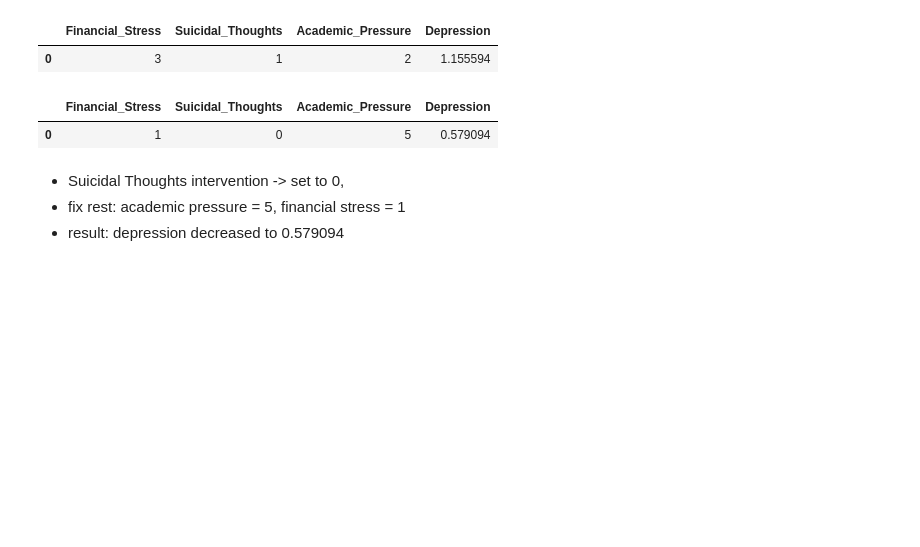
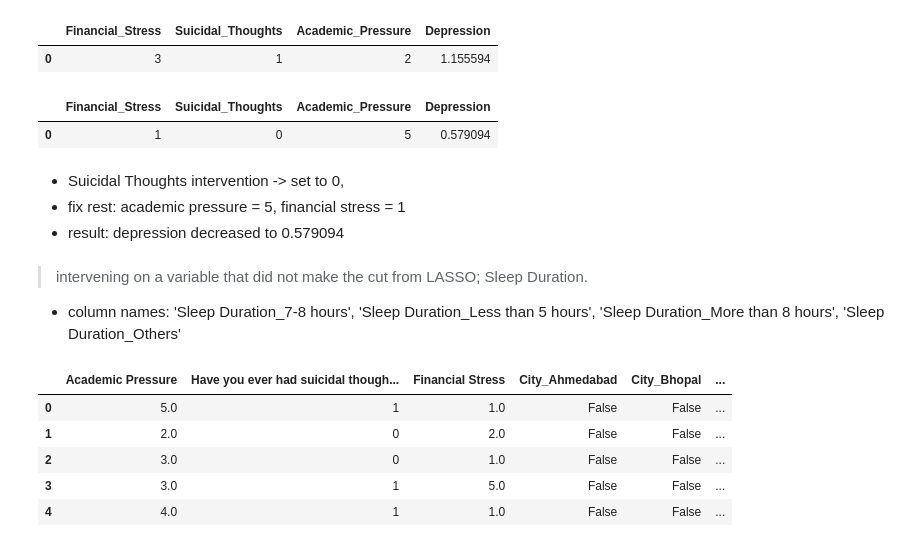
Before and after one commit to malmahasnah/capstone-team2-winter-quarter, a Jupyter notebook: counterfactual-computing.ipynb, the cells around one changed output. Saved outputs shown, nothing was run; the diff lists cells and outputs as text; code cells hidden in the pictures; blank space fills up the shorter version.

Commit message:
sleep duration counterfactual attempt

```diff
--- a/counterfactual-computing.ipynb
+++ b/counterfactual-computing.ipynb
@@ -32,9 +32,11 @@ depression = depression.replace({'Yes': 1, 'No': 0})
 
 data_encoded = pd.get_dummies(depression, drop_first=True)
 data_encoded = data_encoded[['Academic Pressure', 'Have you ever had suicidal thoughts ?',
- 'Financial Stress', 'City_Ahmedabad', 'City_Bhopal', 'City_Faridabad',
- 'City_Hyderabad', 'City_Meerut', 'City_Patna', 'Dietary Habits_Moderate',
- 'Dietary Habits_Others', 'Dietary Habits_Unhealthy', 'Depression']]
+'Financial Stress', 'City_Ahmedabad', 'City_Bhopal', 'City_Faridabad',
+'City_Hyderabad', 'City_Meerut', 'City_Patna', 'Dietary Habits_Moderate',
+'Sleep Duration_7-8 hours', 'Sleep Duration_Less than 5 hours',
+'Sleep Duration_More than 8 hours', 'Sleep Duration_Others',
+'Dietary Habits_Others', 'Dietary Habits_Unhealthy', 'Depression']]
 
 depression_LASSO_features = data_encoded[['Academic Pressure', 'Have you ever had suicidal thoughts ?',
   'Financial Stress', 'City_Ahmedabad', 'City_Bhopal', 'City_Faridabad',
@@ -471,3 +473,19 @@ counterfactual_result
 - Suicidal Thoughts intervention -> set to 0,
 - fix rest: academic pressure = 5, financial stress = 1
 - result: depression decreased to 0.579094
+# %% [markdown]
+> intervening on a variable that did not make the cut from LASSO;
+> Sleep Duration.
+- column names:  'Sleep Duration_7-8 hours',
+ 'Sleep Duration_Less than 5 hours',
+ 'Sleep Duration_More than 8 hours',
+ 'Sleep Duration_Others'
+# %%
+data_encoded.head()
+# %% [output]
+|  | Academic Pressure | Have you ever had suicidal though... | Financial Stress | City_Ahmedabad | City_Bhopal | ... |
+| 0 | 5.0 | 1 | 1.0 | False | False | ... |
+| 1 | 2.0 | 0 | 2.0 | False | False | ... |
+| 2 | 3.0 | 0 | 1.0 | False | False | ... |
+| 3 | 3.0 | 1 | 5.0 | False | False | ... |
+| 4 | 4.0 | 1 | 1.0 | False | False | ... |
```
Also changed, not shown: parts of 2 cells of this notebook.
